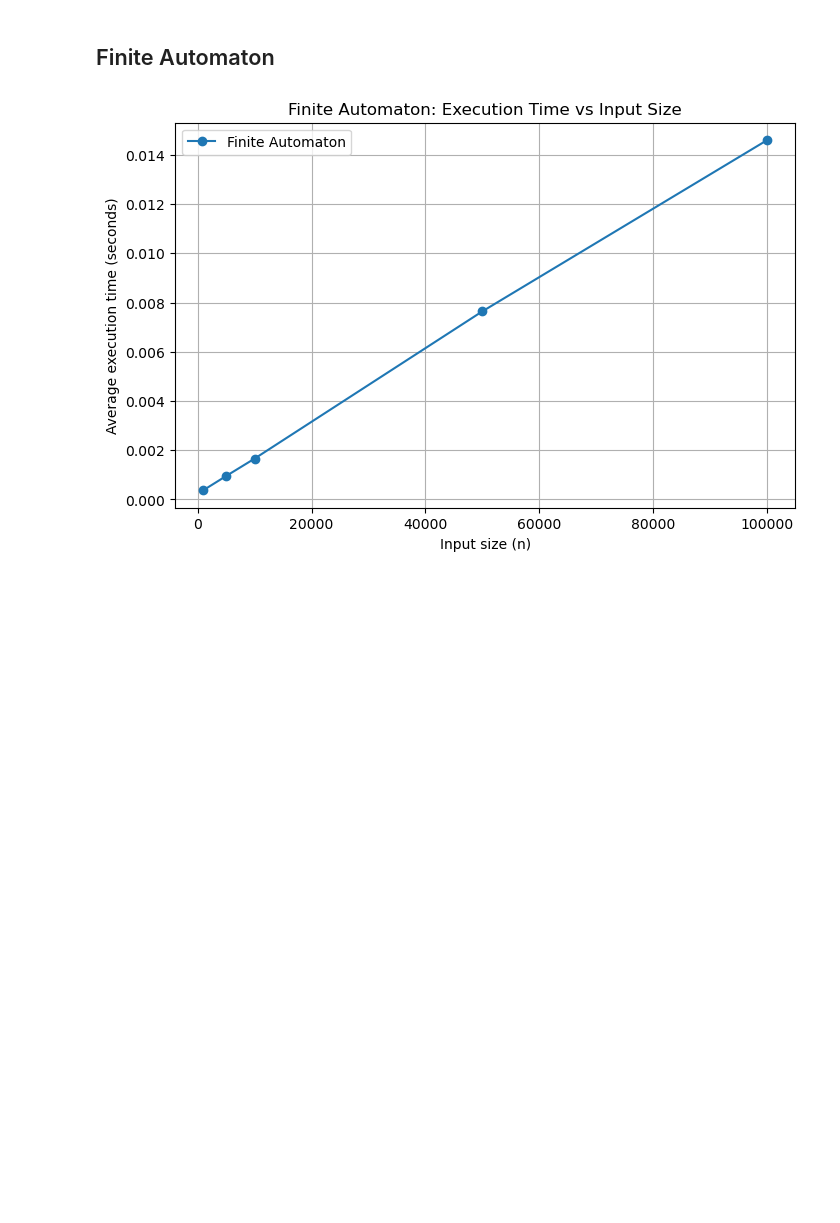
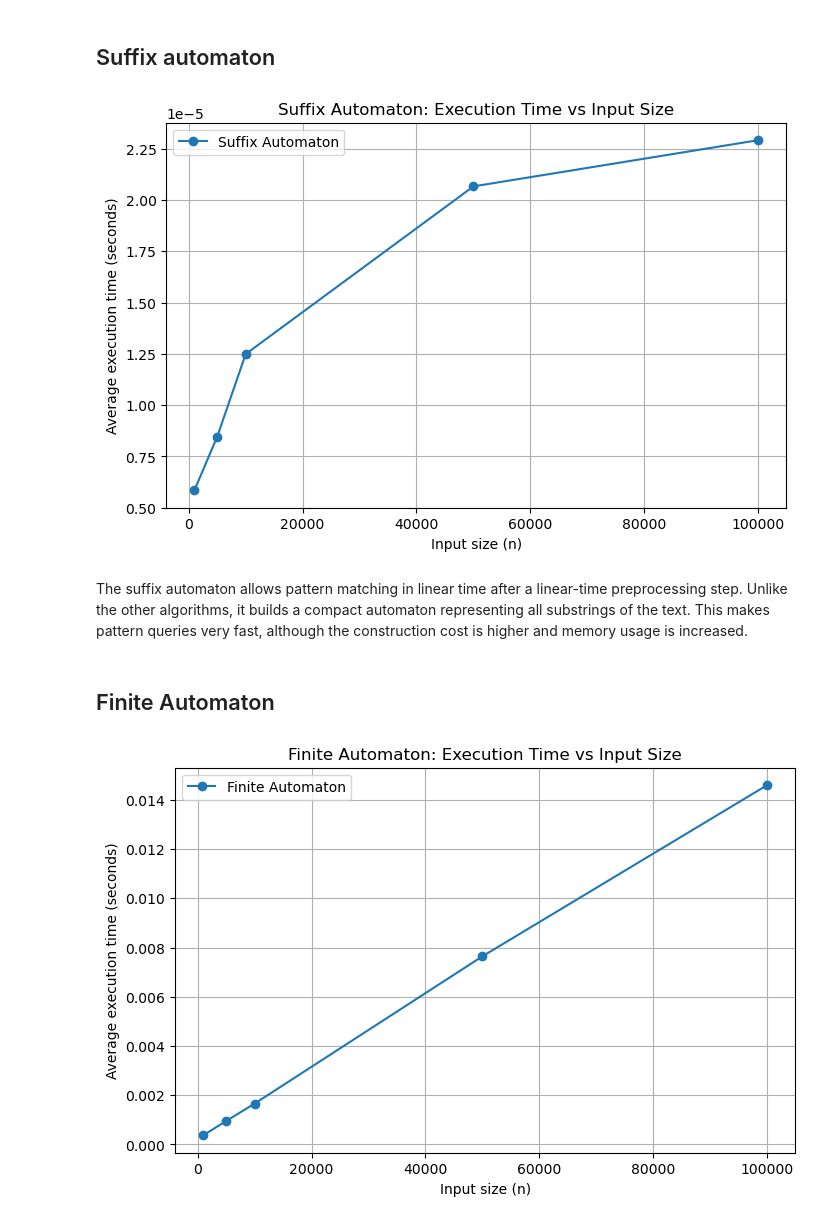
Before and after one commit to Karol2905/string-matching-algorithm-analysis, a Jupyter notebook: analysis.ipynb, the cells around one changed output. Cells and saved outputs as stored; diff of their text form; code cells hidden in the pictures; blank space fills up the shorter version.

```diff
--- a/analysis.ipynb
+++ b/analysis.ipynb
@@ -1,3 +1,31 @@
+# %% [markdown]
+## Suffix automaton
+# %%
+import pandas as pd
+import matplotlib.pyplot as plt
+
+df_sa = pd.read_csv("experiments/suffix_automaton_results.csv")
+
+plt.figure(figsize=(8, 5))
+plt.plot(
+    df_sa["text_size"],
+    df_sa["avg_time_seconds"],
+    marker="o",
+    label="Suffix Automaton"
+)
+
+plt.xlabel("Input size (n)")
+plt.ylabel("Average execution time (seconds)")
+plt.title("Suffix Automaton: Execution Time vs Input Size")
+plt.grid(True)
+plt.legend()
+plt.show()
+# %% [output]
+[figure, added]
+# %% [markdown]
+The suffix automaton allows pattern matching in linear time after a linear-time preprocessing step.
+Unlike the other algorithms, it builds a compact automaton representing all substrings of the text.
+This makes pattern queries very fast, although the construction cost is higher and memory usage is increased.
 # %% [markdown]
 ## Finite Automaton
 # %%
```
Also changed, not shown: 4 other files.
